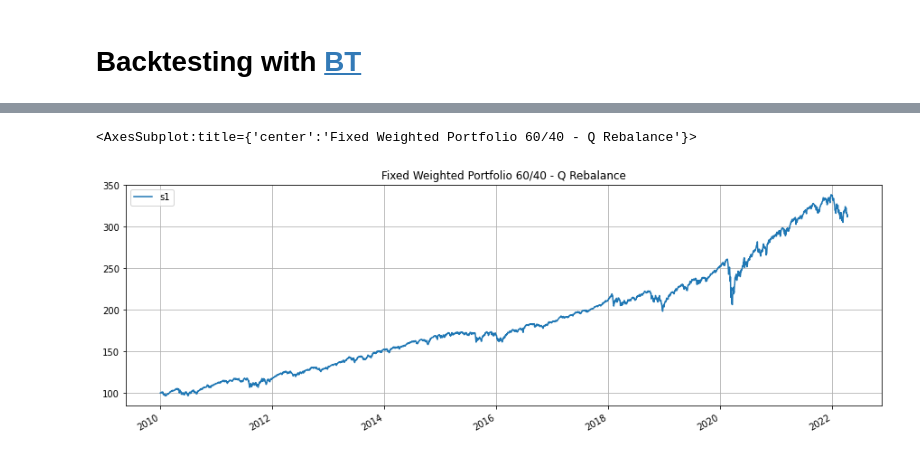
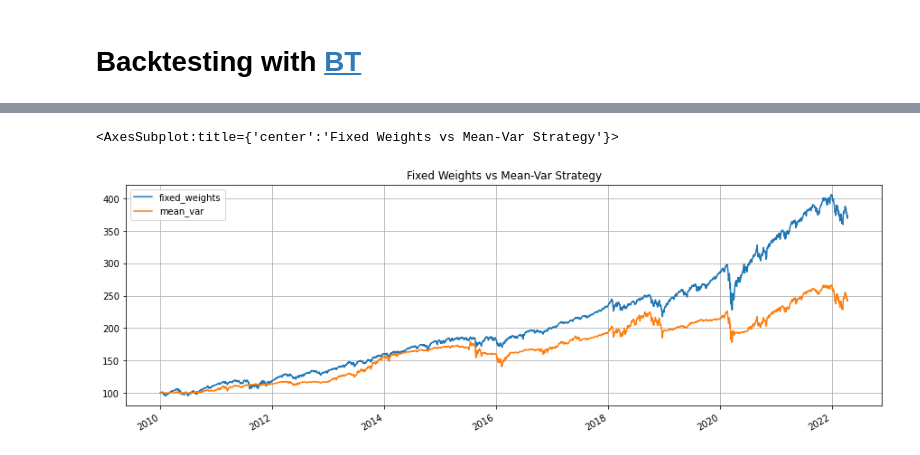
Before and after one commit to dbogatic/bt-backtest, a Jupyter notebook: bt_backtest.ipynb, the cells around one changed output, grey strips where cells are left out. Cells and saved outputs as stored; diff of their text form; code cells hidden in the pictures.

```diff
--- a/bt_backtest.ipynb
+++ b/bt_backtest.ipynb
@@ -30,9 +39,8 @@ res = bt.run(test)
-# %%
-# Plot results
-res.plot(grid=True, title='Fixed Weighted Portfolio 60/40 - Q Rebalance')
-# %% [output]
-<AxesSubplot:title={'center':'Fixed Weighted Portfolio 60/40 - Q Rebalance'}>
-[figure, removed]
+# %%
+res.plot(grid=True, title='Fixed Weights vs Mean-Var Strategy')
+# %% [output]
+<AxesSubplot:title={'center':'Fixed Weights vs Mean-Var Strategy'}>
+[figure, added]
 # %%
 # Display lookback returns
 res.display_lookback_returns()
```
Also changed, not shown: parts of 12 cells of this notebook.
